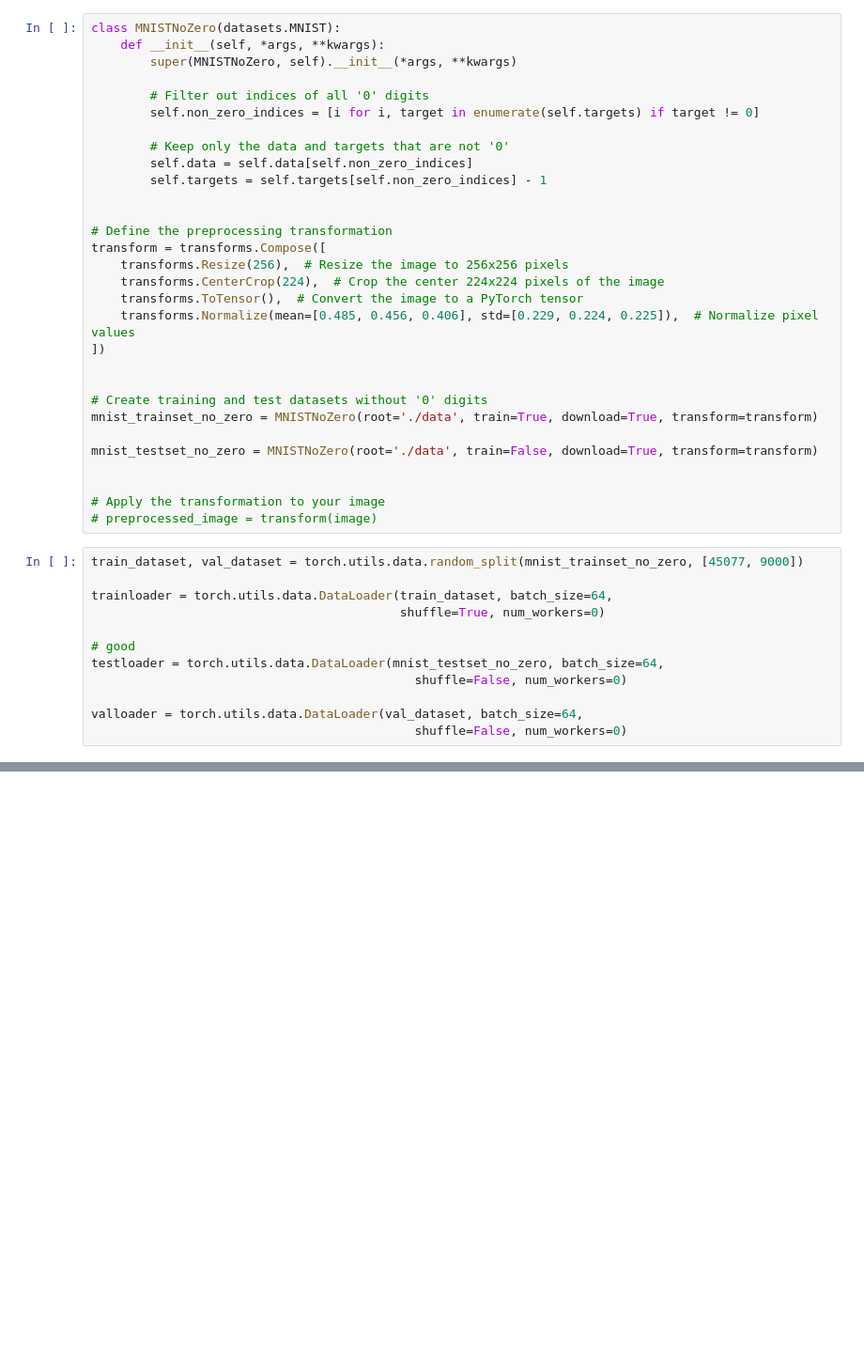
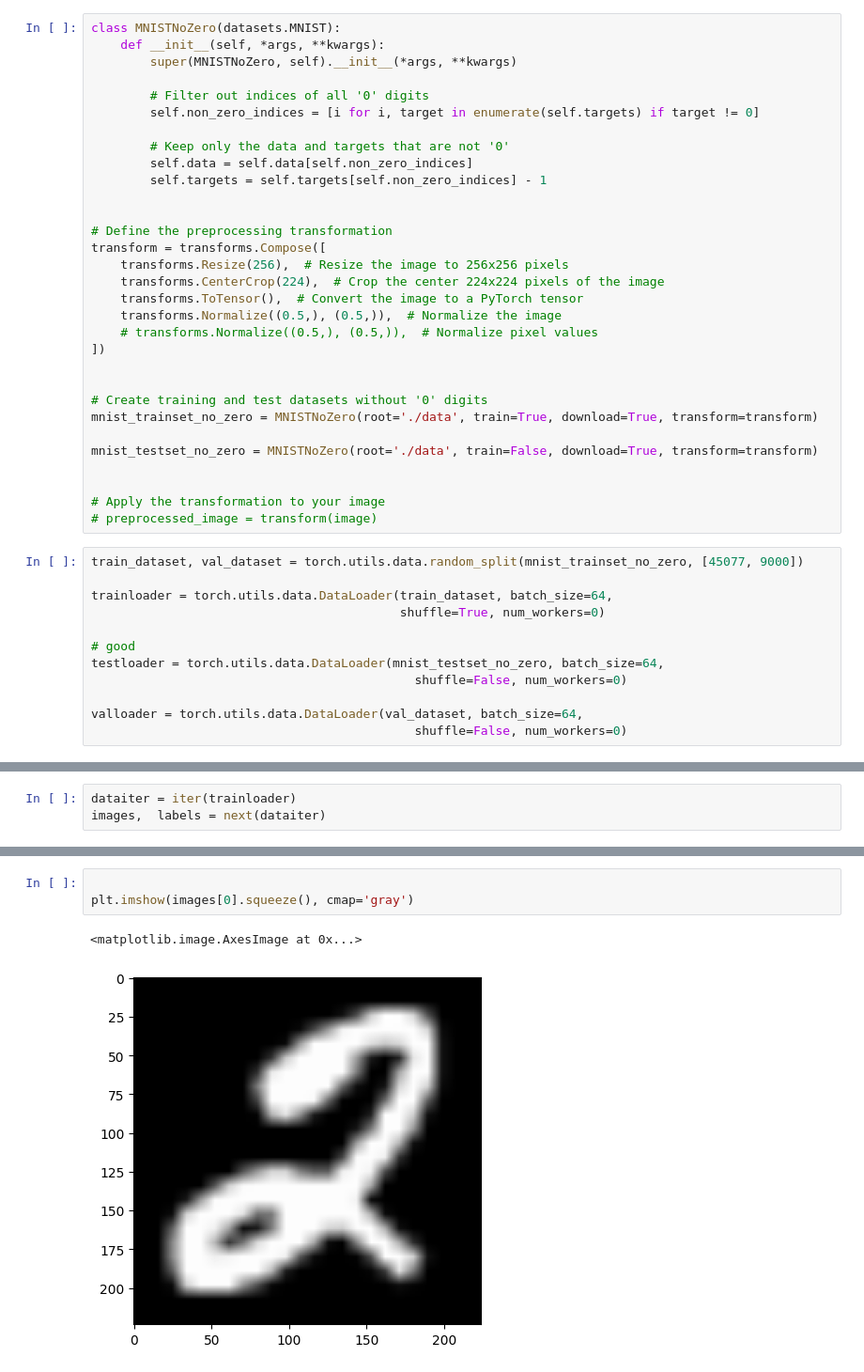
Before and after one commit to denmj/ML_regs, a Jupyter notebook: pytorch_/cnn_obj_clf_resnet18.ipynb, the cells around one changed output, grey strips where cells are left out. Shown at 94% size. Saved outputs shown, nothing was run; the diff lists cells and outputs as text; blank space fills up the shorter version.

```diff
--- a/pytorch_/cnn_obj_clf_resnet18.ipynb
+++ b/pytorch_/cnn_obj_clf_resnet18.ipynb
@@ -27,7 +42,8 @@ transform = transforms.Compose([
     transforms.Resize(256),  # Resize the image to 256x256 pixels
     transforms.CenterCrop(224),  # Crop the center 224x224 pixels of the image
     transforms.ToTensor(),  # Convert the image to a PyTorch tensor
-    transforms.Normalize(mean=[0.485, 0.456, 0.406], std=[0.229, 0.224, 0.225]),  # Normalize pixel values
+    transforms.Normalize((0.5,), (0.5,)),  # Normalize the image
+    # transforms.Normalize((0.5,), (0.5,)),  # Normalize pixel values
 ])
 
 
@@ -53,0 +77,3 @@ valloader = torch.utils.data.DataLoader(val_dataset, batch_size=64,
+# %%
+dataiter = iter(trainloader)
+images,  labels = next(dataiter)
@@ -53,0 +84,6 @@ valloader = torch.utils.data.DataLoader(val_dataset, batch_size=64,
+# %%
+
+plt.imshow(images[0].squeeze(), cmap='gray')
+# %% [output]
+<matplotlib.image.AxesImage at 0x...>
+[figure, added]
```
Also changed, not shown: parts of 12 cells of this notebook, 1 other file.
